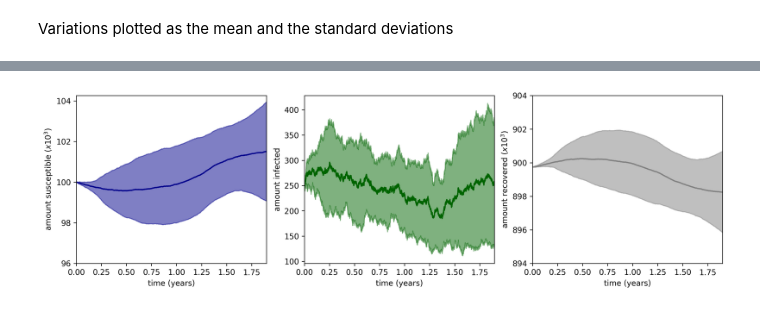
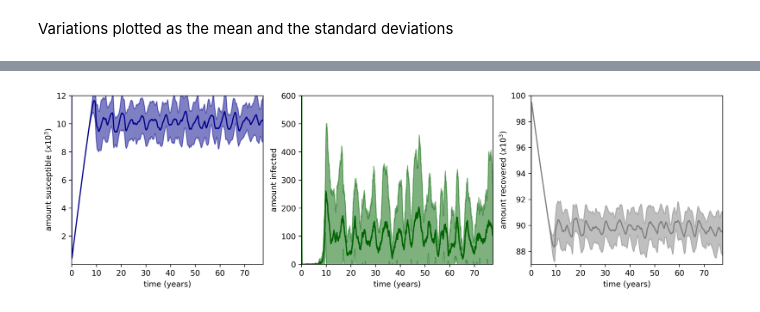
Before and after one commit to GVaessen/intro-CLS-assignment2, a Jupyter notebook: assignment2_Q1.ipynb, the cells around one changed output, grey strips where cells are left out. Drawn from its saved outputs; the diff is of its cells as text; code cells hidden in the pictures.

```diff
--- a/assignment2_Q1.ipynb
+++ b/assignment2_Q1.ipynb
@@ -190,17 +467,0 @@ plt.show()
-# %%
-pop_size = np.linspace(10**5, 10**6, 10, dtype=int)
-gamma = 36.5
-mu = 5.5e-5 * 365.25
-beta = 8*(gamma+mu)
-S0 = 0.1
-I0 = 3e-4
-
-all_Y = []
-all_t = []
-all_extinctions = []
-for N in pop_size:
-    extinctions = []
-    for i in range(2):
-        X, Y, Z, t = GDA(N, S0, I0, beta, gamma, mu=mu, v=mu, time_lim=1)
-        extinctions += [len([y for y in Y if y==0])]
-    all_extinctions += [extinctions]
@@ -219,12 +587,7 @@ Variations plotted as the mean and the standard deviations
 # %%
-'''
-This cell takes a long time to run and the resulting figures have been saved
-so best to skip this one
-'''
-
-N = 1e6
-S = 0.1
-I = 2.5e-4
+N = 1e5
+S = 0.5
+I = 0.001
 beta = 520
 gamma = 365.25/7
 mu = 1/70
@@ -232,7 +595,7 @@ mu = 1/70
 all_X, all_Y, all_Z, all_t = [], [], [], []
 
 for i in range(10):
-    X, Y, Z, t = GDA(N, S, I, beta, gamma, mu=mu, v=mu, steps=int(1e5))
+    X, Y, Z, t = GDA(N, S, I, beta, gamma, mu=mu, v=mu, steps=int(5e5))
     all_X += [X]
     all_Y += [Y]
     all_Z += [Z]
@@ -257,32 +623,35 @@ Z_var = np.var(all_Z, axis=0)
 # %%
 fig, [ax1, ax2, ax3] = plt.subplots(1, 3, figsize=(15, 4), dpi=300)
 
 ax1.plot(t_mean, X_mean, color='darkblue')
 ax1.fill_between(t_mean, X_mean-np.std(all_X, axis=0), X_mean+np.std(all_X, axis=0), color='darkblue', alpha=0.5)
 ax1.set_xlabel('time (years)')
 ax1.set_ylabel('amount susceptible $(x10^3)$')
-ax1.set_yticks(np.arange(96000, 104001, 2000))
-ax1.set_yticklabels(['96', 98, '100', 102, '104'])
+ax1.set_yticks(np.arange(2000, 12001, 2000))
+ax1.set_yticklabels([2, 4, 6, 8, 10, 12])
 ax1.set_xlim(0, max(t_mean))
+ax1.set_ylim(0, 12000)
 
 ax2.plot(t_mean, Y_mean, color='darkgreen', label='infected')
 ax2.fill_between(t_mean, Y_mean-np.std(all_Y, axis=0), Y_mean+np.std(all_Y, axis=0), color='darkgreen', alpha=0.5)
 ax2.set_xlabel('time (years)')
 ax2.set_ylabel('amount infected')
+ax2.set_ylim(0, 600)
 ax2.set_xlim(0, max(t_mean))
 
 ax3.plot(t_mean, Z_mean, color='grey', label='recovered')
 ax3.fill_between(t_mean, Z_mean-np.std(all_Z, axis=0), Z_mean+np.std(all_X, axis=0), color='grey', alpha=0.5)
-ax3.set_yticks(np.arange(894000, 904001, 2000))
-ax3.set_yticklabels([894, 896, 898, 900, 902, 904])
+ax3.set_yticks(np.arange(88000, 100001, 2000))
+ax3.set_yticklabels(np.arange(88, 101, 2, dtype=int))
+ax3.set_ylim(87000, 100000)
 ax3.set_ylabel('amount recovered $(x10^3)$')
 ax3.set_xlabel('time (years)')
 ax3.set_xlim(0, max(t_mean))
 
-# plt.savefig('devations_GDA.png', dpi=300)
+plt.savefig('devations_GDA.png', dpi=300)
 plt.show()
 # %% [output]
-[figure, old version]
+[figure, new version]
 # %%
 cov_SI = np.cov([X_mean, Y_mean, Z_mean])
 cov_SI = np.array(cov_SI, dtype=int)
```
Also changed, not shown: parts of 22 cells of this notebook.
